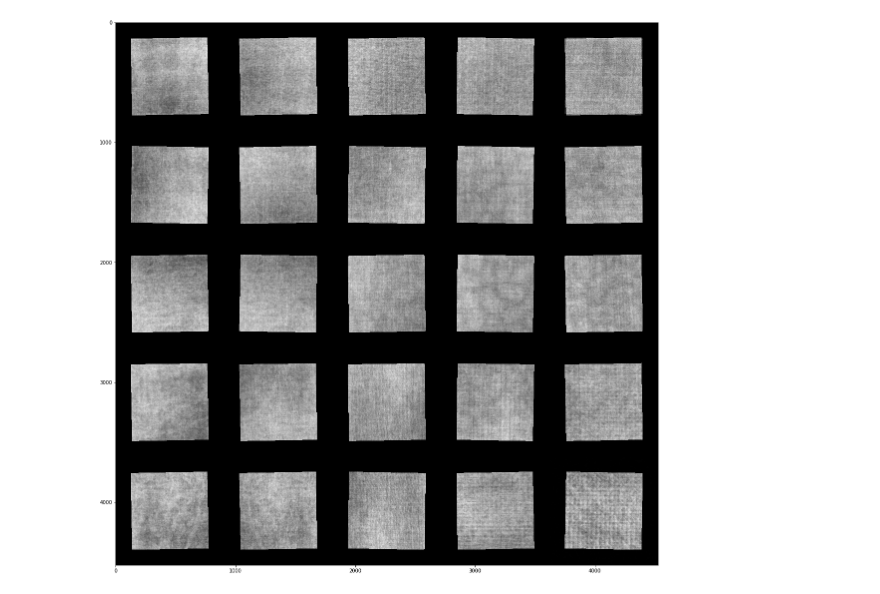
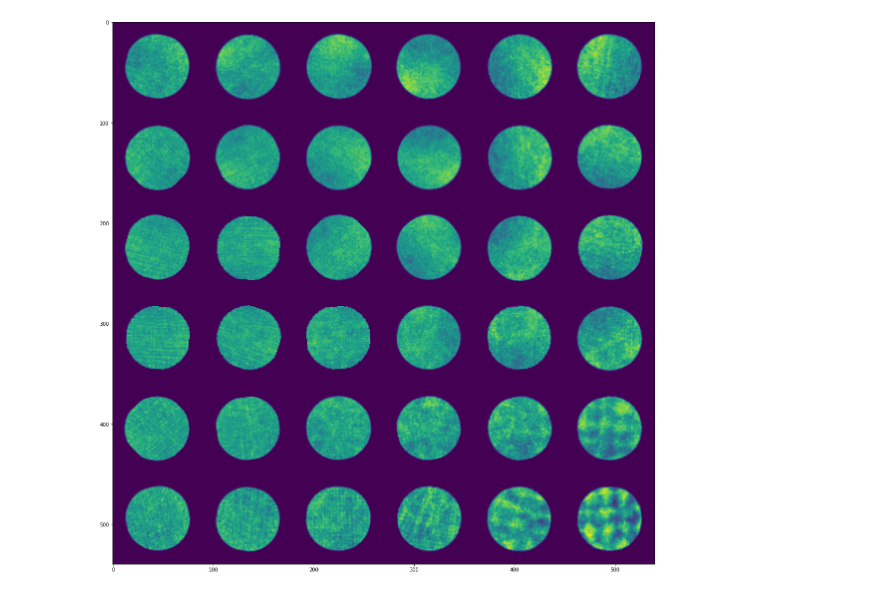
Before and after one commit to HITS-AIN/PINK, a Jupyter notebook: jupyter/notebooks/textures.ipynb, the cells around one changed output. Saved outputs shown, nothing was run; the diff lists cells and outputs as text; code cells hidden in the pictures.

```diff
--- a/jupyter/notebooks/textures.ipynb
+++ b/jupyter/notebooks/textures.ipynb
@@ -4,5 +4,9 @@ import glob
 import numpy as np
 
 images = np.array([cv2.imread(file, 0) for file in glob.glob("data/textures/*.tif")])
+images = np.array([cv2.resize(images[i], dsize=(64, 64), interpolation=cv2.INTER_CUBIC)
+                   for i in range(len(images))])
+
+images = images.astype(np.float32) / 255
 print(images.shape)
 # %% [output]
@@ -10,3 +14,12 @@ print(images.shape)
+# %%
+r = images.shape[1] / 2
+r2 = r * r
+
+for i in range(images.shape[0]):
+    for j in range(images.shape[1]):
+        for k in range(images.shape[2]):
+            if ((j - r)*(j - r) + (k - r)*(k - r) >= r2):
+                images[i,j,k] = 0.0
 # %%
 %matplotlib inline
 import matplotlib.pyplot as plt
@@ -25,13 +38,16 @@ for i in range(25):
 import math
 import pink
 
-som_dim = 5
+som_dim = 6
 neuron_dim = int(images.shape[1] / math.sqrt(2.0) * 2.0)
 
 np_som = np.random.rand(som_dim, som_dim, neuron_dim, neuron_dim).astype(np.float32)
 som = pink.som(np_som)
 
-trainer = pink.trainer(som)
+data = [pink.data(images[i]) for i in range(len(images))]
+
+trainer = pink.trainer(som, pink.GaussianFunctor(1.1, 0.2),
+                       number_of_rotations=180)
 # %%
 from tqdm import tqdm_notebook
 
@@ -58,9 +60,9 @@ HBox(children=(IntProgress(value=0, description='train', max=112, style=Progress
 # %%
 trainer.update_som()
 np_som = np.array(som, copy=True)
 
 plt.figure(figsize=(20,20))
-plt.imshow(np_som.swapaxes(1, 2).reshape((som_dim * neuron_dim, som_dim * neuron_dim)), cmap='gray')
+plt.imshow(np_som.swapaxes(1, 2).reshape((som_dim * neuron_dim, som_dim * neuron_dim)))
 plt.grid(False)
 # %% [output]
-[figure, old version]
+[figure, new version]
```
Also changed, not shown: parts of 3 cells of this notebook, 2 other files.
